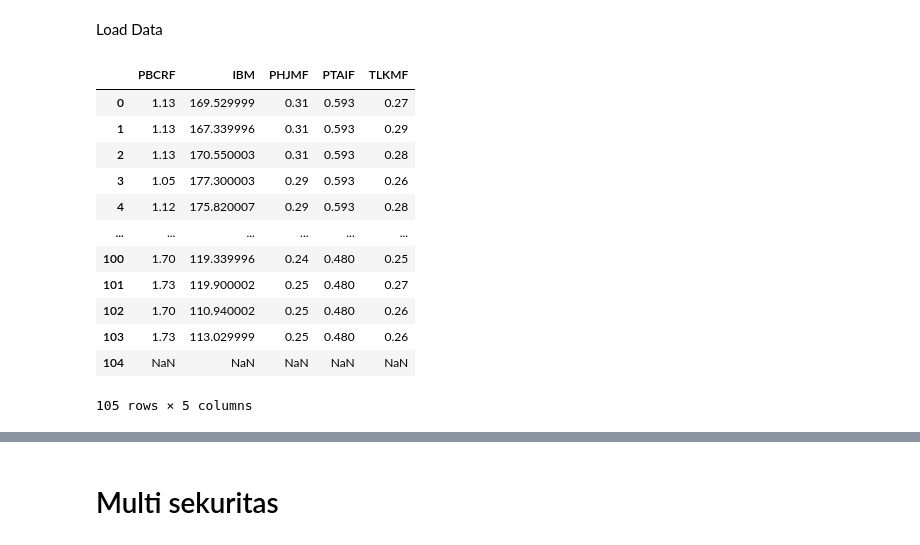
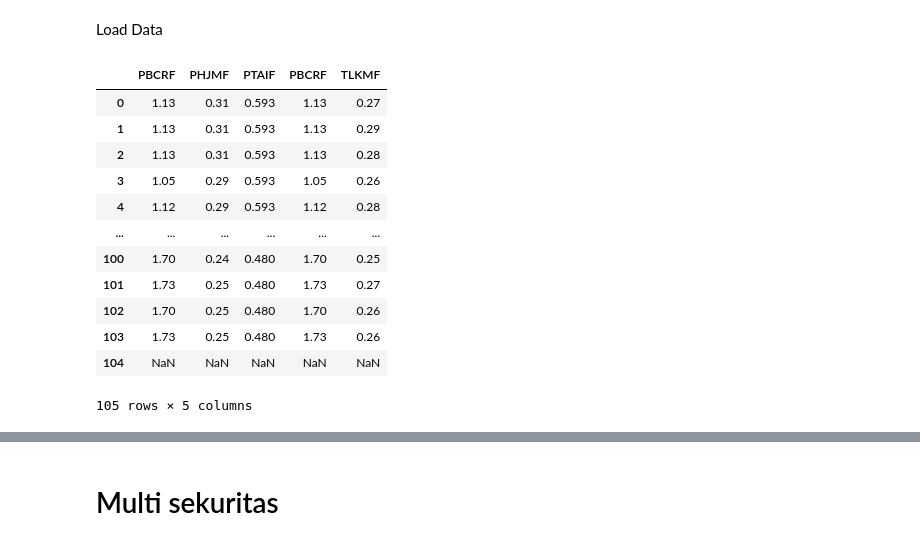
Before and after one commit to relfarizi/Portfolio-Saham, a Jupyter notebook: Portfolio_Saham.ipynb, the cells around one changed output, grey strips where cells are left out. Saved outputs shown, nothing was run; the diff lists cells and outputs as text; code cells hidden in the pictures.

```diff
--- a/Portfolio_Saham.ipynb
+++ b/Portfolio_Saham.ipynb
@@ -3,37 +3,38 @@ Load Data
 # %%
 import pandas as pd
 
-kode_saham = ["PBCRF","IBM","PHJMF","PTAIF","TLKMF"]#
-#kode_saham = ["BA","INTC","AAPL","NVDA","IBM"]
+#kode_saham = ["PBCRF","IBM","PHJMF","PTAIF","TLKMF"]#
+#kode_saham = ["PTAIF","TLKMF","AKPI.JK","BATA.JK"]
+kode_saham = ["PBCRF","PHJMF","PTAIF","PBCRF","TLKMF"]
 n = len(kode_saham)
 github = "https://raw.githubusercontent.com/relfarizi/Portfolio-Saham/master/Data/"
 #data[0] = "https://raw.githubusercontent.com/relfarizi/Portfolio-Saham/master/"+data[0]+".csv"
 #data[1] = "https://raw.githubusercontent.com/relfarizi/Portfolio-Saham/master/BKRKF.csv"
 #data[2] = "https://raw.githubusercontent.com/relfarizi/Portfolio-Saham/master/PHJMF.csv"
 #data[3] = "https://raw.githubusercontent.com/relfarizi/Portfolio-Saham/master/PTAIF.csv"
 #data[4] = "https://raw.githubusercontent.com/relfarizi/Portfolio-Saham/master/TLKMF.csv"
 
 df = []
 for i in range(n) :
   datas = pd.read_csv(github+kode_saham[i]+".csv")
   data_tmp = datas["Close"]
   df.append(data_tmp)
   #print(data_tmp.shape)
 
 dataset = pd.concat(df, axis=1, sort=False)
 dataset.columns = kode_saham
 dataset
 # %% [output]
-|  | PBCRF | IBM | PHJMF | PTAIF | TLKMF |
-| 0 | 1.13 | 169.529999 | 0.31 | 0.593 | 0.27 |
-| 1 | 1.13 | 167.339996 | 0.31 | 0.593 | 0.29 |
-| 2 | 1.13 | 170.550003 | 0.31 | 0.593 | 0.28 |
-| 3 | 1.05 | 177.300003 | 0.29 | 0.593 | 0.26 |
-| 4 | 1.12 | 175.820007 | 0.29 | 0.593 | 0.28 |
+|  | PBCRF | PHJMF | PTAIF | PBCRF | TLKMF |
+| 0 | 1.13 | 0.31 | 0.593 | 1.13 | 0.27 |
+| 1 | 1.13 | 0.31 | 0.593 | 1.13 | 0.29 |
+| 2 | 1.13 | 0.31 | 0.593 | 1.13 | 0.28 |
+| 3 | 1.05 | 0.29 | 0.593 | 1.05 | 0.26 |
+| 4 | 1.12 | 0.29 | 0.593 | 1.12 | 0.28 |
 | ... | ... | ... | ... | ... | ... |
-| 100 | 1.70 | 119.339996 | 0.24 | 0.480 | 0.25 |
-| 101 | 1.73 | 119.900002 | 0.25 | 0.480 | 0.27 |
-| 102 | 1.70 | 110.940002 | 0.25 | 0.480 | 0.26 |
-| 103 | 1.73 | 113.029999 | 0.25 | 0.480 | 0.26 |
+| 100 | 1.70 | 0.24 | 0.480 | 1.70 | 0.25 |
+| 101 | 1.73 | 0.25 | 0.480 | 1.73 | 0.27 |
+| 102 | 1.70 | 0.25 | 0.480 | 1.70 | 0.26 |
+| 103 | 1.73 | 0.25 | 0.480 | 1.73 | 0.26 |
 | 104 | NaN | NaN | NaN | NaN | NaN |
 105 rows × 5 columns
```
Also changed, not shown: parts of 16 cells of this notebook.
